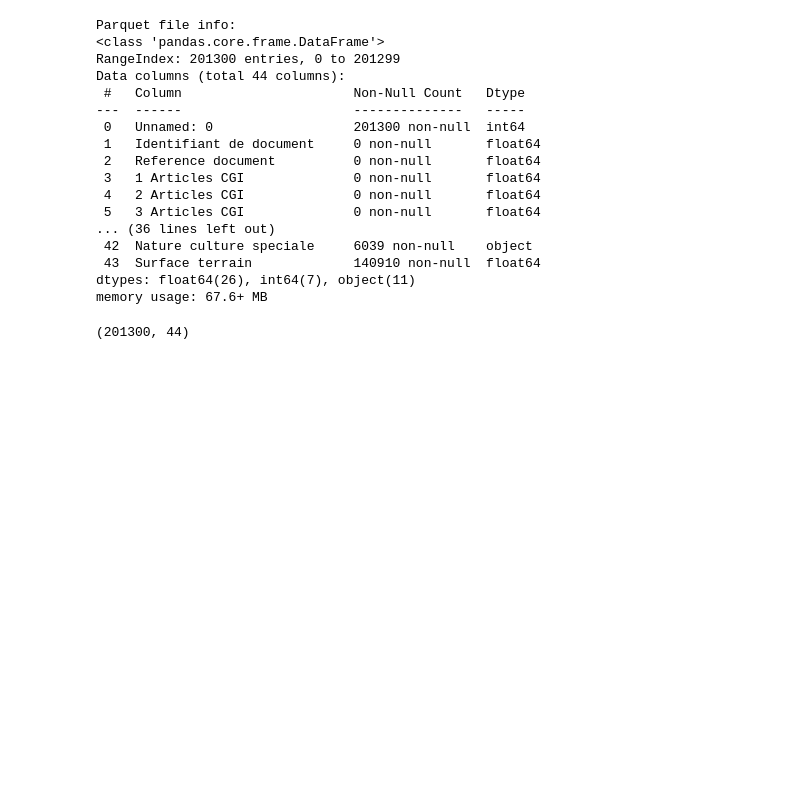
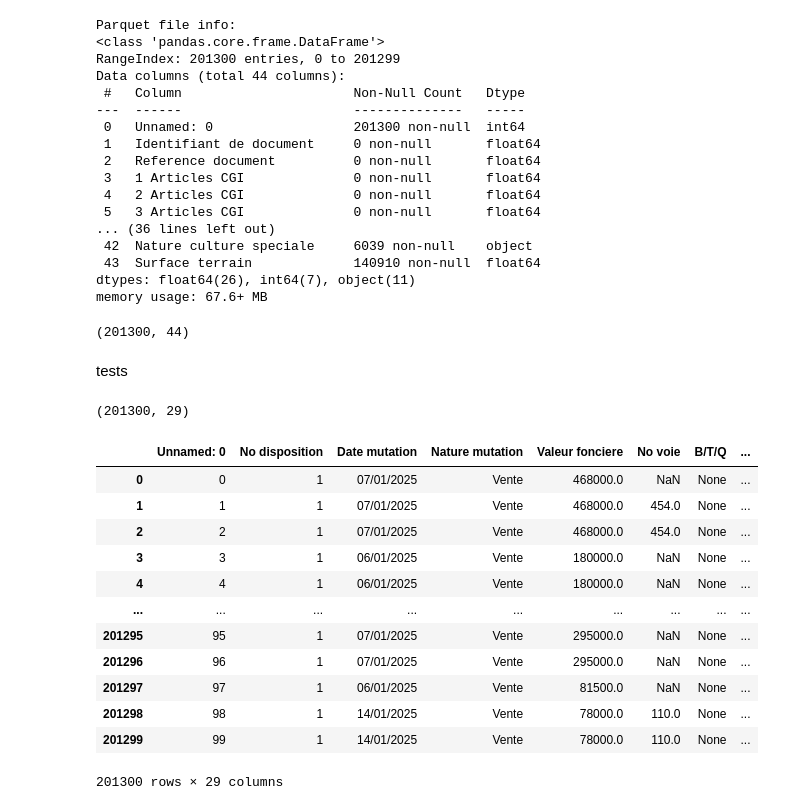
Before and after one commit to data-IA-2024/Patricia-Promise-Immo, a Jupyter notebook: notebooks/explore-data.ipynb, the cells around one changed output. Cells and saved outputs as stored; diff of their text form; code cells hidden in the pictures; blank space fills up the shorter version.

```diff
--- a/notebooks/explore-data.ipynb
+++ b/notebooks/explore-data.ipynb
@@ -171,3 +171,5 @@ memory usage: 67.6+ MB
 df.shape
 # %% [output]
 (201300, 44)
+# %% [markdown]
+tests
@@ -173,0 +180,19 @@ df.shape
+# %%
+DF2 = pd.read_parquet('../outputs/all_immo_no_empty.parquet')
+print(DF2.shape)
+DF2
+# %% [output]
+(201300, 29)
+|  | Unnamed: 0 | No disposition | Date mutation | Nature mutation | Valeur fonciere | No voie | B/T/Q | ... |
+| 0 | 0 | 1 | 07/01/2025 | Vente | 468000.0 | NaN | None | ... |
+| 1 | 1 | 1 | 07/01/2025 | Vente | 468000.0 | 454.0 | None | ... |
+| 2 | 2 | 1 | 07/01/2025 | Vente | 468000.0 | 454.0 | None | ... |
+| 3 | 3 | 1 | 06/01/2025 | Vente | 180000.0 | NaN | None | ... |
+| 4 | 4 | 1 | 06/01/2025 | Vente | 180000.0 | NaN | None | ... |
+| ... | ... | ... | ... | ... | ... | ... | ... | ... |
+| 201295 | 95 | 1 | 07/01/2025 | Vente | 295000.0 | NaN | None | ... |
+| 201296 | 96 | 1 | 07/01/2025 | Vente | 295000.0 | NaN | None | ... |
+| 201297 | 97 | 1 | 06/01/2025 | Vente | 81500.0 | NaN | None | ... |
+| 201298 | 98 | 1 | 14/01/2025 | Vente | 78000.0 | 110.0 | None | ... |
+| 201299 | 99 | 1 | 14/01/2025 | Vente | 78000.0 | 110.0 | None | ... |
+201300 rows × 29 columns
```
Also changed, not shown: parts of 4 cells of this notebook, 2 other files.
